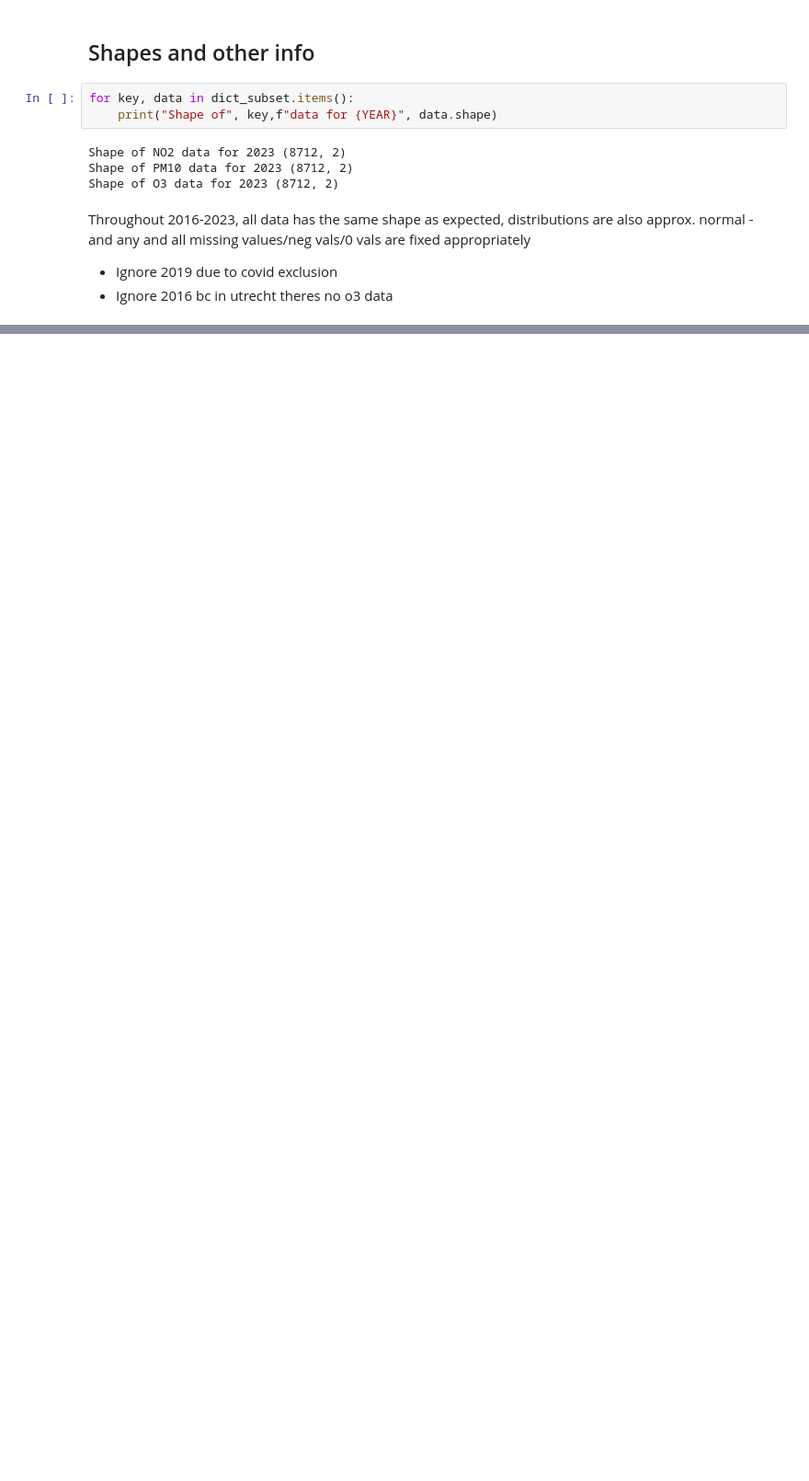
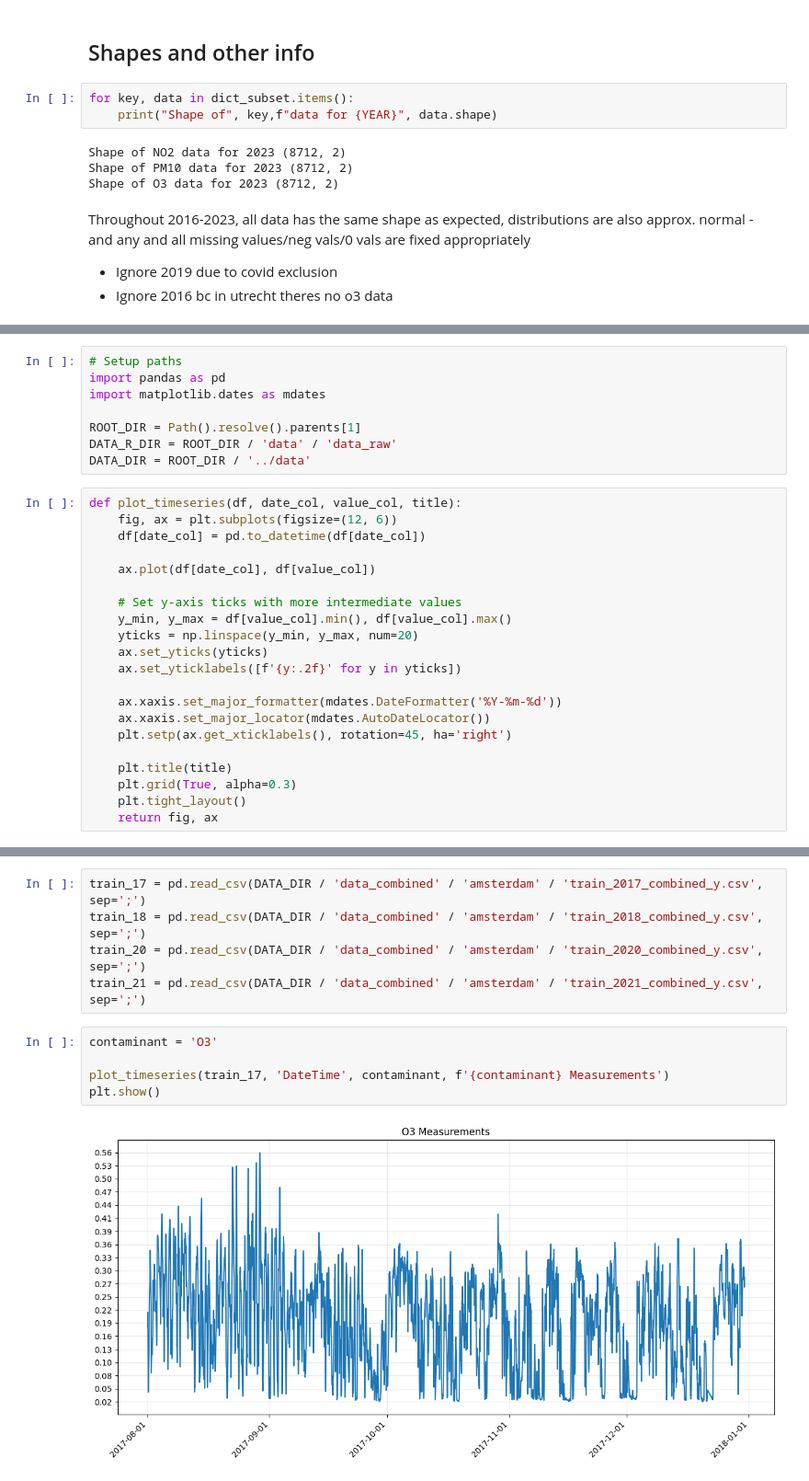
Before and after one commit to nickash2/forecasting_smog_DL_GNN, a Jupyter notebook: src/notebooks/dataset/dataset_amsterdam.ipynb, the cells around one changed output, grey strips where cells are left out. Shown at 92% size. Drawn from its saved outputs; the diff is of its cells as text; blank space fills up the shorter version.

```diff
--- a/src/notebooks/dataset/dataset_amsterdam.ipynb
+++ b/src/notebooks/dataset/dataset_amsterdam.ipynb
@@ -113,0 +119,29 @@ Throughout 2016-2023, all data has the same shape as expected, distributions are
+# %%
+# Setup paths
+import pandas as pd
+import matplotlib.dates as mdates
+
+ROOT_DIR = Path().resolve().parents[1]
+DATA_R_DIR = ROOT_DIR / 'data' / 'data_raw'
+DATA_DIR = ROOT_DIR / '../data'
+# %%
+def plot_timeseries(df, date_col, value_col, title):
+    fig, ax = plt.subplots(figsize=(12, 6))
+    df[date_col] = pd.to_datetime(df[date_col])
+
+    ax.plot(df[date_col], df[value_col])
+
+    # Set y-axis ticks with more intermediate values
+    y_min, y_max = df[value_col].min(), df[value_col].max()
+    yticks = np.linspace(y_min, y_max, num=20)
+    ax.set_yticks(yticks)
+    ax.set_yticklabels([f'{y:.2f}' for y in yticks])
+
+    ax.xaxis.set_major_formatter(mdates.DateFormatter('%Y-%m-%d'))
+    ax.xaxis.set_major_locator(mdates.AutoDateLocator())
+    plt.setp(ax.get_xticklabels(), rotation=45, ha='right')
+
+    plt.title(title)
+    plt.grid(True, alpha=0.3)
+    plt.tight_layout()
+    return fig, ax
@@ -113,0 +152,12 @@ Throughout 2016-2023, all data has the same shape as expected, distributions are
+# %%
+train_17 = pd.read_csv(DATA_DIR / 'data_combined' / 'amsterdam' / 'train_2017_combined_y.csv', sep=';')
+train_18 = pd.read_csv(DATA_DIR / 'data_combined' / 'amsterdam' / 'train_2018_combined_y.csv', sep=';')
+train_20 = pd.read_csv(DATA_DIR / 'data_combined' / 'amsterdam' / 'train_2020_combined_y.csv', sep=';')
+train_21 = pd.read_csv(DATA_DIR / 'data_combined' / 'amsterdam' / 'train_2021_combined_y.csv', sep=';')
+# %%
+contaminant = 'O3'
+
+plot_timeseries(train_17, 'DateTime', contaminant, f'{contaminant} Measurements')
+plt.show()
+# %% [output]
+[figure, added]
```
Also changed, not shown: parts of 3 cells of this notebook, 13 other files.
